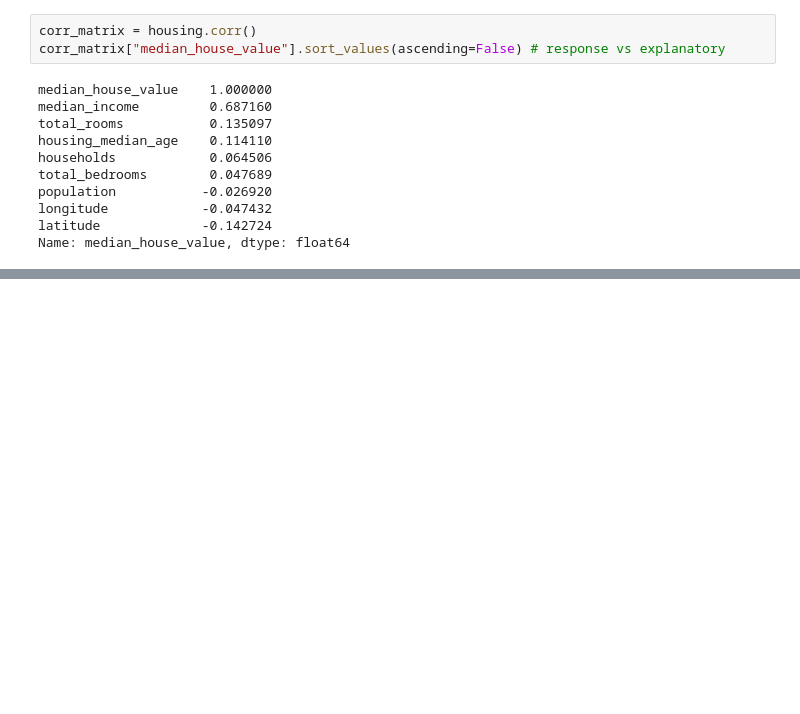
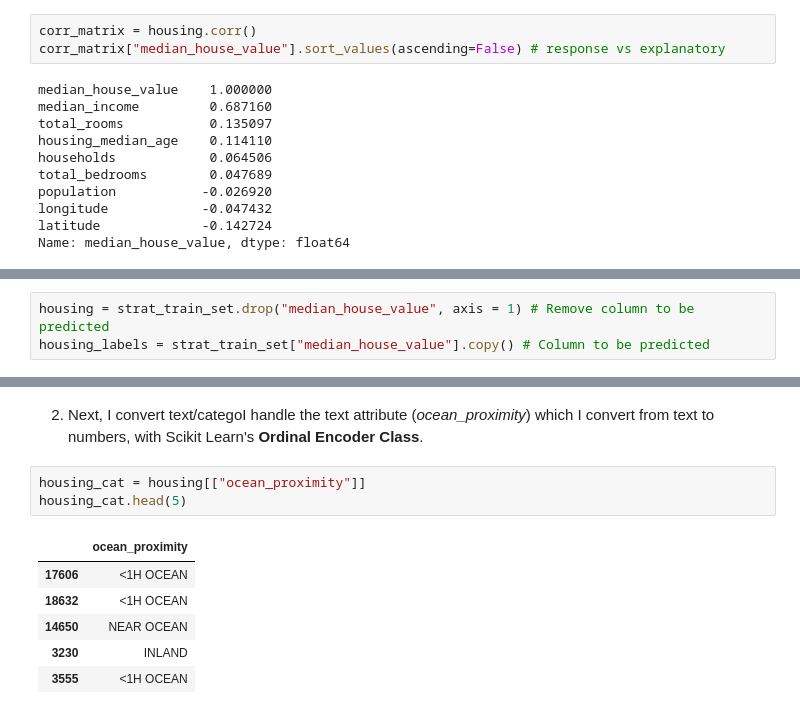
Before and after one commit to alexpberger/california-house-pricing, a Jupyter notebook: California House Pricing.ipynb, the cells around one changed output, grey strips where cells are left out. Cells and saved outputs as stored; diff of their text form; blank space fills up the shorter version.

```diff
--- a/California House Pricing.ipynb
+++ b/California House Pricing.ipynb
@@ -234,0 +222,3 @@ array([[<matplotlib.axes._subplots.AxesSubplot object at 0x...>,
+# %%
+housing = strat_train_set.drop("median_house_value", axis = 1) # Remove column to be predicted
+housing_labels = strat_train_set["median_house_value"].copy() # Column to be predicted
@@ -234,0 +275,12 @@ array([[<matplotlib.axes._subplots.AxesSubplot object at 0x...>,
+# %% [markdown]
+2. Next, I convert text/categoI handle the text attribute (*ocean_proximity*) which I convert from text to numbers, with Scikit Learn's **Ordinal Encoder Class**.
+# %%
+housing_cat = housing[["ocean_proximity"]]
+housing_cat.head(5)
+# %% [output]
+|  | ocean_proximity |
+| 17606 | <1H OCEAN |
+| 18632 | <1H OCEAN |
+| 14650 | NEAR OCEAN |
+| 3230 | INLAND |
+| 3555 | <1H OCEAN |
```
Also changed, not shown: parts of 16 cells of this notebook.
